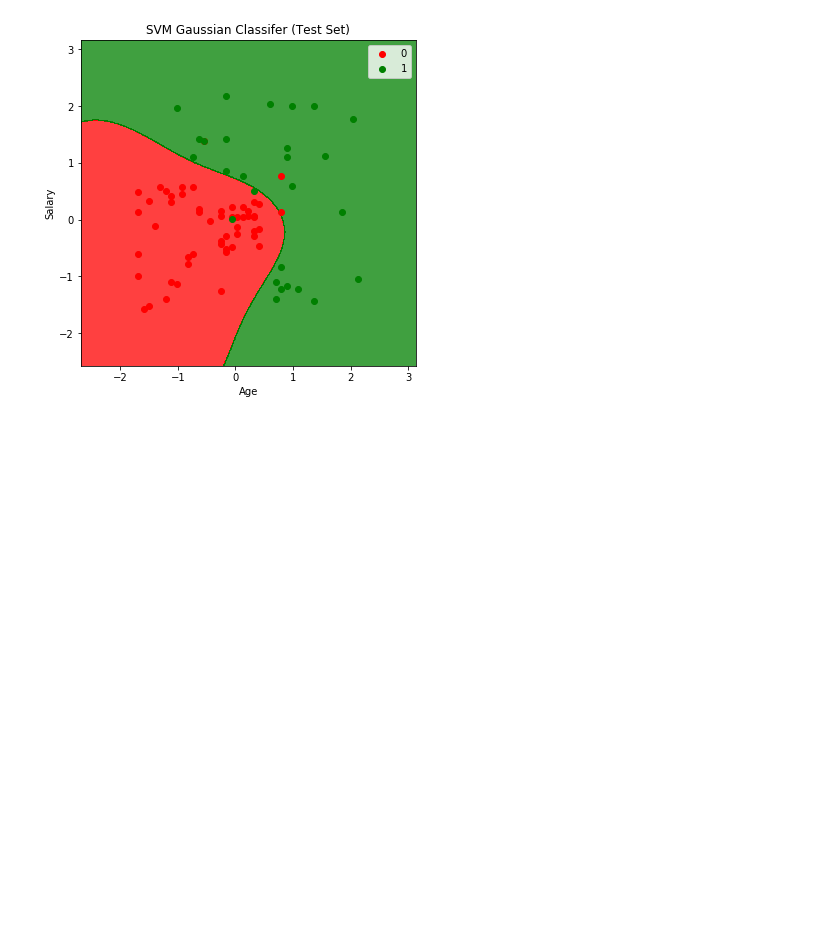
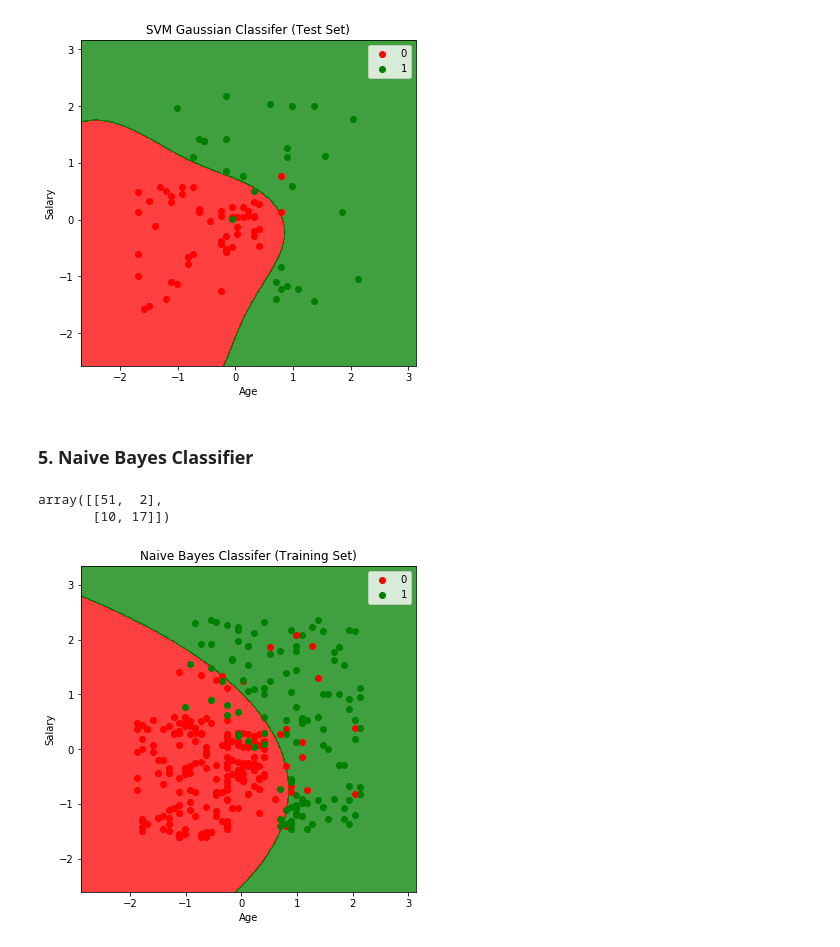
Before and after one commit to aknirmal90/machine-learning, a Jupyter notebook: Classification.ipynb, the cells around one changed output. Cells and saved outputs as stored; diff of their text form; code cells hidden in the pictures; blank space fills up the shorter version.

```diff
--- a/Classification.ipynb
+++ b/Classification.ipynb
@@ -177,3 +177,21 @@ plt_training_data = _get_pyplot_object(X_test, y_test,svc_gauss, 'SVM Gaussian C
 plt_training_data.show()
 # %% [output]
 [figure]
+# %% [markdown]
+### 5. Naive Bayes Classifier
+# %%
+from sklearn.naive_bayes import GaussianNB
+nb = GaussianNB()
+nb.fit(X_train, y_train)
+y_pred_5 = nb.predict(X_test)
+# %%
+cm = confusion_matrix(y_test, y_pred_5)
+cm
+# %% [output]
+array([[51,  2],
+       [10, 17]])
+# %%
+plt_training_data = _get_pyplot_object(X_train, y_train, nb, 'Naive Bayes Classifer (Training Set)', 'Age', 'Salary')
+plt_training_data.show()
+# %% [output]
+[figure, added]
```
Also changed, not shown: parts of 12 cells of this notebook, 9 other files.
